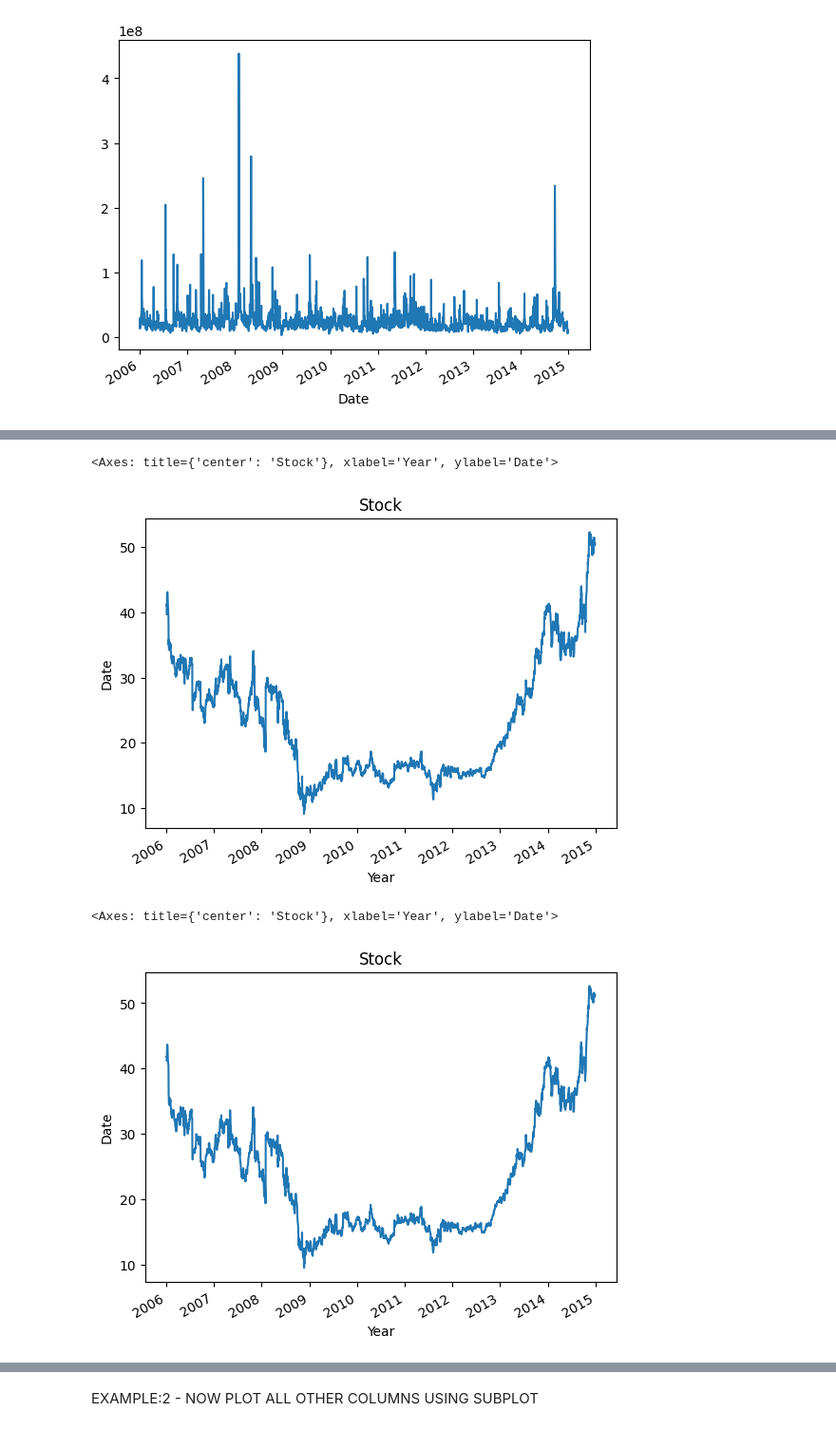
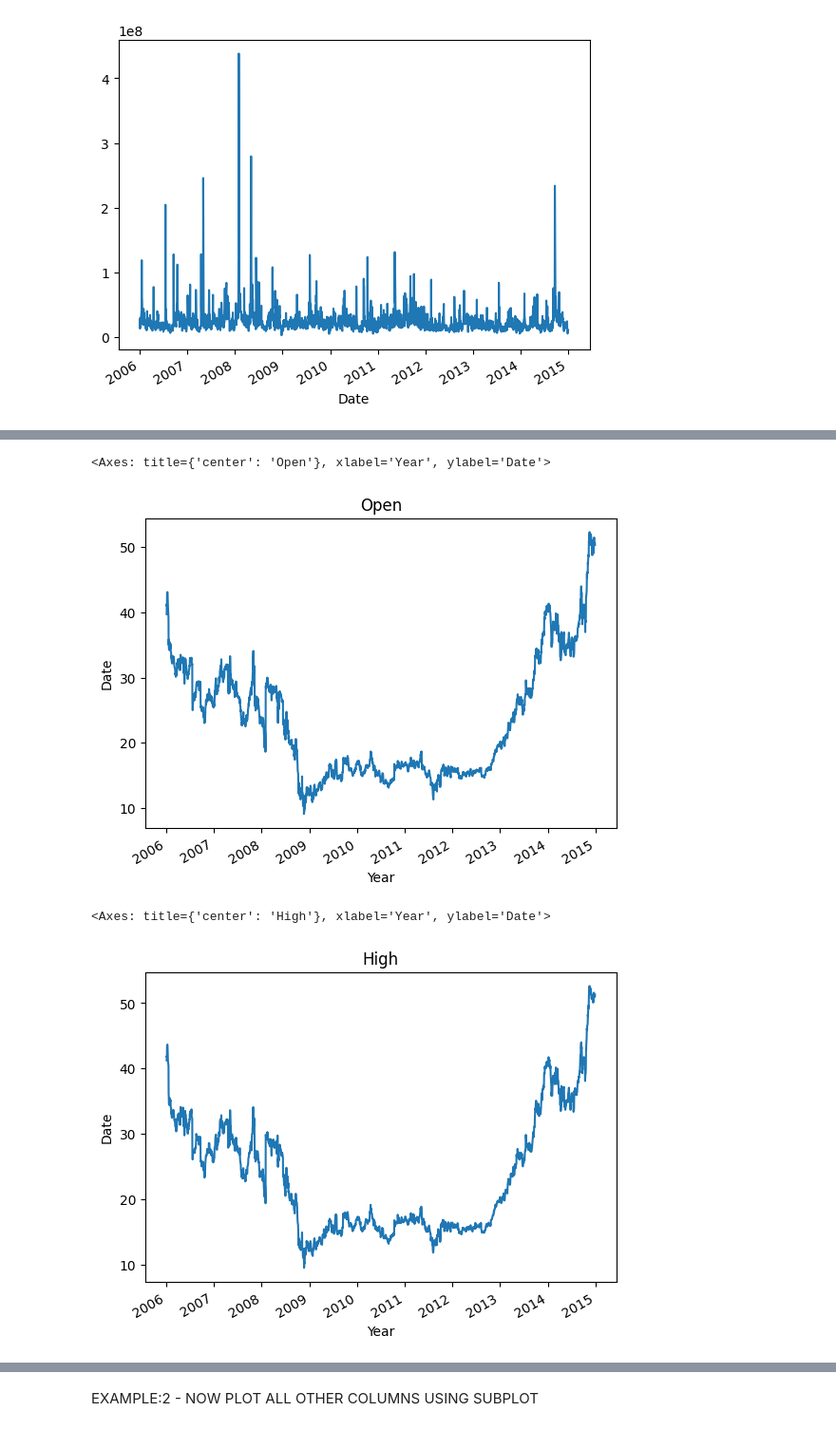
Before and after one commit to Sath2003/DAV, a Jupyter notebook: LABSHEET - 9.ipynb, the cells around one changed output, grey strips where cells are left out. Shown at 95% size. Cells and saved outputs as stored; diff of their text form; code cells hidden in the pictures.

```diff
--- a/LABSHEET - 9.ipynb
+++ b/LABSHEET - 9.ipynb
@@ -106,12 +106,12 @@ df['Close'].plot(xlabel="Year",ylabel="Date",title="Stock")
 [figure]
 # %%
-df['Open'].plot(xlabel="Year",ylabel="Date",title="Stock")
+df['Open'].plot(xlabel="Year",ylabel="Date",title="Open")
 # %% [output]
-<Axes: title={'center': 'Stock'}, xlabel='Year', ylabel='Date'>
+<Axes: title={'center': 'Open'}, xlabel='Year', ylabel='Date'>
 [figure]
 # %%
-df['High'].plot(xlabel="Year",ylabel="Date",title="Stock")
+df['High'].plot(xlabel="Year",ylabel="Date",title="High")
 # %% [output]
-<Axes: title={'center': 'Stock'}, xlabel='Year', ylabel='Date'>
+<Axes: title={'center': 'High'}, xlabel='Year', ylabel='Date'>
-[figure, old version]
+[figure, new version]
 # %%
```
Also changed, not shown: parts of 2 cells of this notebook.
